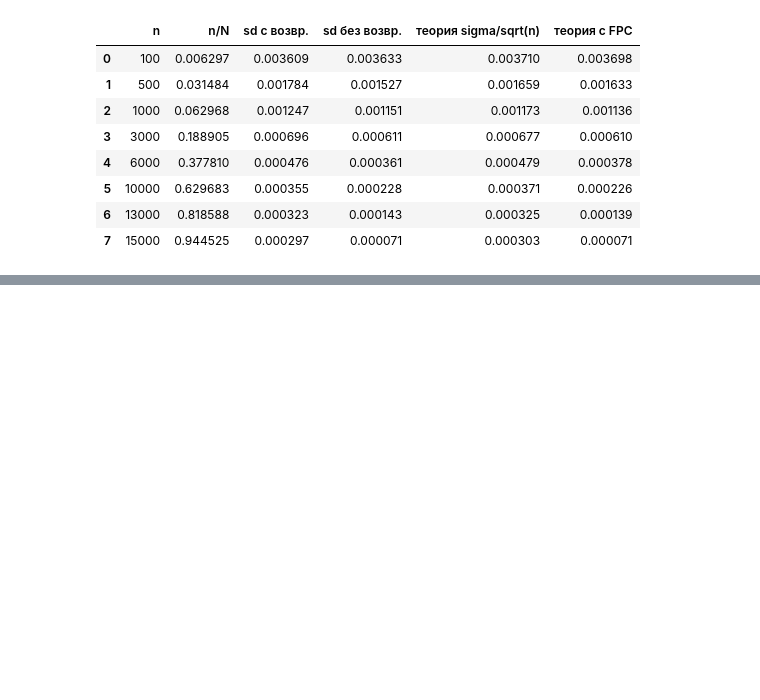
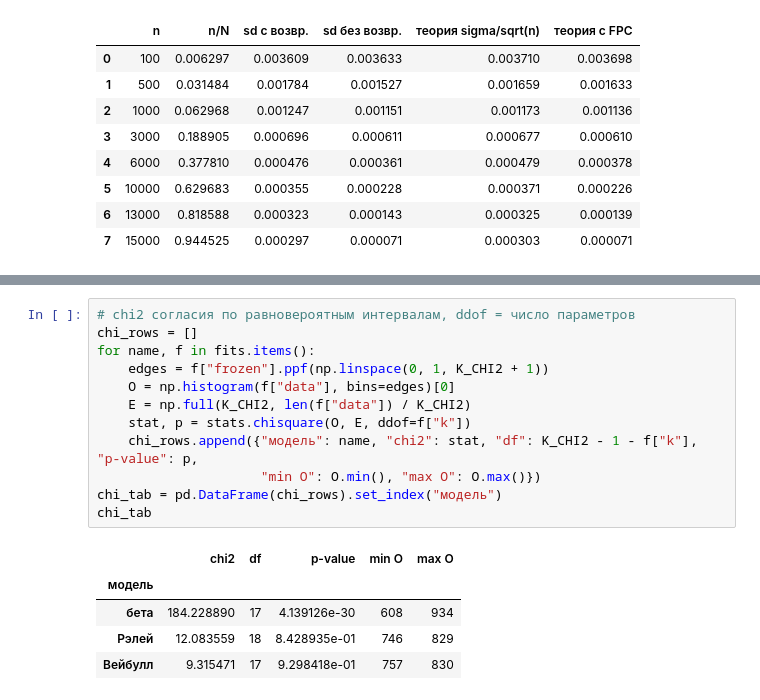
Before and after one commit to SanechkaTuoKe/APPSTAT-LABWORK, a Jupyter notebook: notebooks/rv03_r_def.ipynb, the cells around one changed output, grey strips where cells are left out. Cells and saved outputs as stored; diff of their text form; blank space fills up the shorter version.

```diff
--- a/notebooks/rv03_r_def.ipynb
+++ b/notebooks/rv03_r_def.ipynb
@@ -495,0 +524,18 @@ mc.round(6)
+# %%
+# chi2 согласия по равновероятным интервалам, ddof = число параметров
+chi_rows = []
+for name, f in fits.items():
+    edges = f["frozen"].ppf(np.linspace(0, 1, K_CHI2 + 1))
+    O = np.histogram(f["data"], bins=edges)[0]
+    E = np.full(K_CHI2, len(f["data"]) / K_CHI2)
+    stat, p = stats.chisquare(O, E, ddof=f["k"])
+    chi_rows.append({"модель": name, "chi2": stat, "df": K_CHI2 - 1 - f["k"], "p-value": p,
+                     "min O": O.min(), "max O": O.max()})
+chi_tab = pd.DataFrame(chi_rows).set_index("модель")
+chi_tab
+# %% [output]
+|  | chi2 | df | p-value | min O | max O |
+| модель |  |  |  |  |  |
+| бета | 184.228890 | 17 | 4.139126e-30 | 608 | 934 |
+| Рэлей | 12.083559 | 18 | 8.428935e-01 | 746 | 829 |
+| Вейбулл | 9.315471 | 17 | 9.298418e-01 | 757 | 830 |
```
Also changed, not shown: parts of 8 cells of this notebook.
